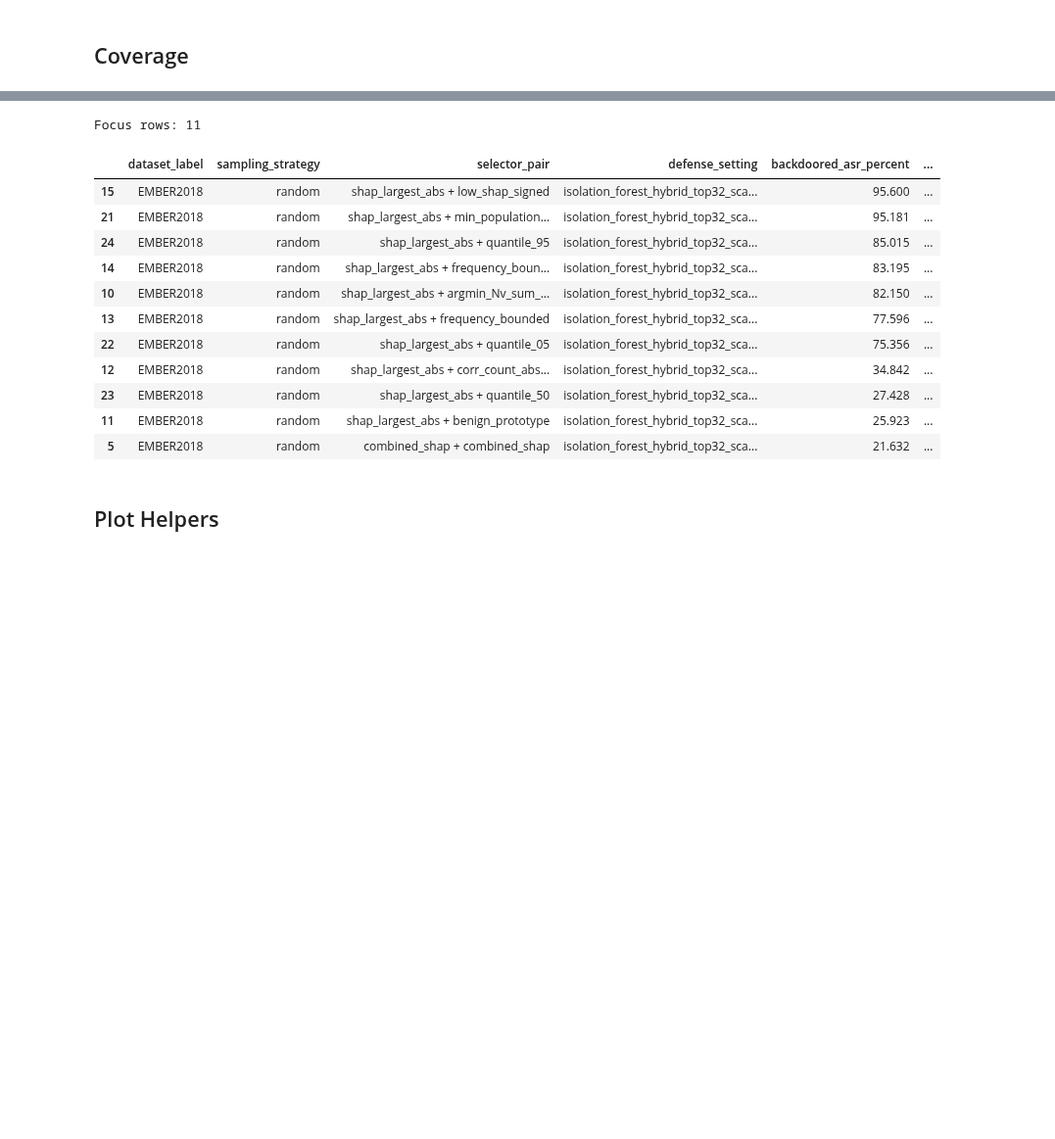
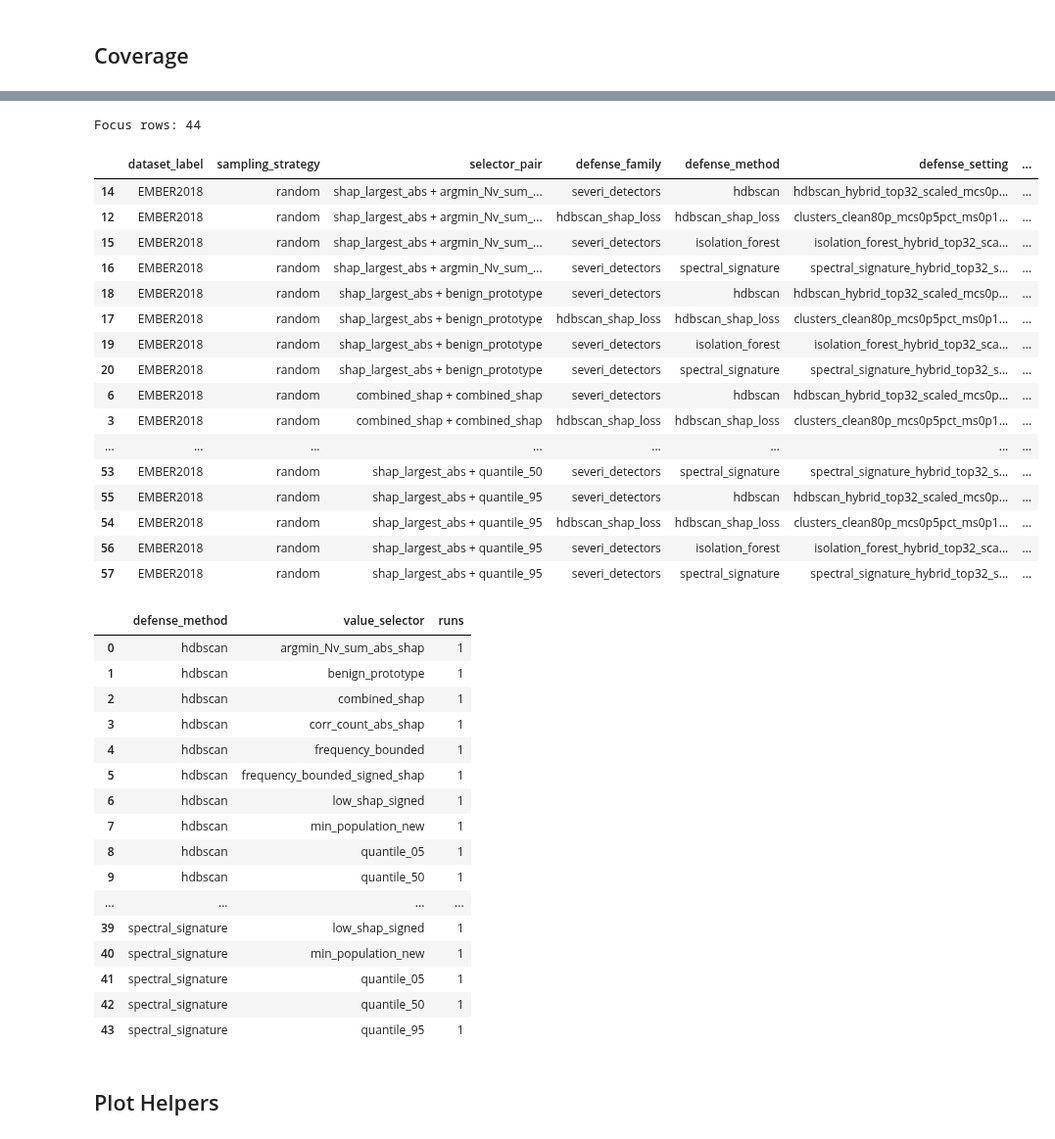
Before and after one commit to tebenia/gmm-mahal, a Jupyter notebook: notebooks/06_compare_defense_metrics.ipynb, the cells around one changed output, grey strips where cells are left out. Shown at 98% size. Drawn from its saved outputs; the diff is of its cells as text; code cells hidden in the pictures; blank space fills up the shorter version.

```diff
--- a/notebooks/06_compare_defense_metrics.ipynb
+++ b/notebooks/06_compare_defense_metrics.ipynb
@@ -91,11 +91,9 @@ def parse_defense_path(parts_between_artifact_and_retrain: list[str], retrain_mo
         gmm_idx = parts_between_artifact_and_retrain.index("gmm_defense")
         setting = parts_between_artifact_and_retrain[gmm_idx + 1] if len(parts_between_artifact_and_retrain) > gmm_idx + 1 else "unknown"
         return {"defense_family": "gmm_defense", "defense_method": "gmm_mahalanobis", "defense_setting": setting}
-    if head == "optics_iterative":
+    if head == "hdbscan_shap_loss":
         setting = parts_between_artifact_and_retrain[1] if len(parts_between_artifact_and_retrain) > 1 else "unknown"
-        return {"defense_family": head, "defense_method": "optics_iterative", "defense_setting": setting}
-    if head == "mdr_inspired":
-        return {"defense_family": head, "defense_method": "mdr_inspired", "defense_setting": "mdr_inspired"}
+        return {"defense_family": head, "defense_method": "hdbscan_shap_loss", "defense_setting": setting}
     return {"defense_family": head, "defense_method": head, "defense_setting": "/".join(parts_between_artifact_and_retrain)}
 
 
@@ -236,54 +239,92 @@ display(selector_coverage)
 # %%
 FOCUS_DATASET = "EMBER2018"
-FOCUS_DEFENSE_METHOD = "isolation_forest"
+FOCUS_SAMPLING = "random"
+FOCUS_DEFENSE_FAMILIES = ["severi_detectors", "hdbscan_shap_loss"]
+FOCUS_DEFENSE_METHODS = ["isolation_forest", "spectral_signature", "hdbscan", "hdbscan_shap_loss"]
 FOCUS_RETRAIN_MODE = "defended_retrain"
 
 focus_df = defense_df[
     (defense_df["dataset_label"] == FOCUS_DATASET)
-    & (defense_df["defense_method"] == FOCUS_DEFENSE_METHOD)
+    & (defense_df["sampling_strategy"] == FOCUS_SAMPLING)
+    & (defense_df["defense_family"].isin(FOCUS_DEFENSE_FAMILIES))
+    & (defense_df["defense_method"].isin(FOCUS_DEFENSE_METHODS))
     & (defense_df["retrain_mode"] == FOCUS_RETRAIN_MODE)
     & (defense_df["detector_max_benign_rows"].isna())
 ].copy()
 
 focus_cols = [
     "dataset_label",
     "sampling_strategy",
     "selector_pair",
+    "defense_family",
+    "defense_method",
     "defense_setting",
     "backdoored_asr_percent",
     "defended_asr_percent",
     "asr_reduction_pp",
     "backdoored_clean_accuracy_percent",
     "defended_clean_accuracy_percent",
     "clean_accuracy_delta_pp",
     "poison_recall_percent",
     "poison_removal_precision_percent",
     "clean_false_positive_rate_percent",
     "removed_row_percent",
     "removed_poisoned_rows",
     "removed_clean_rows",
 ]
 
 print("Focus rows:", len(focus_df))
 display(
-    focus_df[focus_cols]
-    .sort_values(["sampling_strategy", "backdoored_asr_percent"], ascending=[True, False])
+    focus_df
+    .sort_values(["value_selector", "defense_method"])[focus_cols]
     .round(3)
 )
+
+focus_coverage = (
+    focus_df
+    .groupby(["defense_method", "value_selector"], dropna=False)
+    .size()
+    .rename("runs")
+    .reset_index()
+    .sort_values(["defense_method", "value_selector"])
+)
+display(focus_coverage)
 # %% [output]
-Focus rows: 11
+Focus rows: 44
-|  | dataset_label | sampling_strategy | selector_pair | defense_setting | backdoored_asr_percent | ... |
-| 15 | EMBER2018 | random | shap_largest_abs + low_shap_signed | isolation_forest_hybrid_top32_sca... | 95.600 | ... |
-| 21 | EMBER2018 | random | shap_largest_abs + min_population... | isolation_forest_hybrid_top32_sca... | 95.181 | ... |
-| 24 | EMBER2018 | random | shap_largest_abs + quantile_95 | isolation_forest_hybrid_top32_sca... | 85.015 | ... |
-| 14 | EMBER2018 | random | shap_largest_abs + frequency_boun... | isolation_forest_hybrid_top32_sca... | 83.195 | ... |
-| 10 | EMBER2018 | random | shap_largest_abs + argmin_Nv_sum_... | isolation_forest_hybrid_top32_sca... | 82.150 | ... |
-| 13 | EMBER2018 | random | shap_largest_abs + frequency_bounded | isolation_forest_hybrid_top32_sca... | 77.596 | ... |
-| 22 | EMBER2018 | random | shap_largest_abs + quantile_05 | isolation_forest_hybrid_top32_sca... | 75.356 | ... |
-| 12 | EMBER2018 | random | shap_largest_abs + corr_count_abs... | isolation_forest_hybrid_top32_sca... | 34.842 | ... |
-| 23 | EMBER2018 | random | shap_largest_abs + quantile_50 | isolation_forest_hybrid_top32_sca... | 27.428 | ... |
-| 11 | EMBER2018 | random | shap_largest_abs + benign_prototype | isolation_forest_hybrid_top32_sca... | 25.923 | ... |
-| 5 | EMBER2018 | random | combined_shap + combined_shap | isolation_forest_hybrid_top32_sca... | 21.632 | ... |
+|  | dataset_label | sampling_strategy | selector_pair | defense_family | defense_method | defense_setting | ... |
+| 14 | EMBER2018 | random | shap_largest_abs + argmin_Nv_sum_... | severi_detectors | hdbscan | hdbscan_hybrid_top32_scaled_mcs0p... | ... |
+| 12 | EMBER2018 | random | shap_largest_abs + argmin_Nv_sum_... | hdbscan_shap_loss | hdbscan_shap_loss | clusters_clean80p_mcs0p5pct_ms0p1... | ... |
+| 15 | EMBER2018 | random | shap_largest_abs + argmin_Nv_sum_... | severi_detectors | isolation_forest | isolation_forest_hybrid_top32_sca... | ... |
+| 16 | EMBER2018 | random | shap_largest_abs + argmin_Nv_sum_... | severi_detectors | spectral_signature | spectral_signature_hybrid_top32_s... | ... |
+| 18 | EMBER2018 | random | shap_largest_abs + benign_prototype | severi_detectors | hdbscan | hdbscan_hybrid_top32_scaled_mcs0p... | ... |
+| 17 | EMBER2018 | random | shap_largest_abs + benign_prototype | hdbscan_shap_loss | hdbscan_shap_loss | clusters_clean80p_mcs0p5pct_ms0p1... | ... |
+| 19 | EMBER2018 | random | shap_largest_abs + benign_prototype | severi_detectors | isolation_forest | isolation_forest_hybrid_top32_sca... | ... |
+| 20 | EMBER2018 | random | shap_largest_abs + benign_prototype | severi_detectors | spectral_signature | spectral_signature_hybrid_top32_s... | ... |
+| 6 | EMBER2018 | random | combined_shap + combined_shap | severi_detectors | hdbscan | hdbscan_hybrid_top32_scaled_mcs0p... | ... |
+| 3 | EMBER2018 | random | combined_shap + combined_shap | hdbscan_shap_loss | hdbscan_shap_loss | clusters_clean80p_mcs0p5pct_ms0p1... | ... |
+| ... | ... | ... | ... | ... | ... | ... | ... |
+| 53 | EMBER2018 | random | shap_largest_abs + quantile_50 | severi_detectors | spectral_signature | spectral_signature_hybrid_top32_s... | ... |
+| 55 | EMBER2018 | random | shap_largest_abs + quantile_95 | severi_detectors | hdbscan | hdbscan_hybrid_top32_scaled_mcs0p... | ... |
+| 54 | EMBER2018 | random | shap_largest_abs + quantile_95 | hdbscan_shap_loss | hdbscan_shap_loss | clusters_clean80p_mcs0p5pct_ms0p1... | ... |
+| 56 | EMBER2018 | random | shap_largest_abs + quantile_95 | severi_detectors | isolation_forest | isolation_forest_hybrid_top32_sca... | ... |
+| 57 | EMBER2018 | random | shap_largest_abs + quantile_95 | severi_detectors | spectral_signature | spectral_signature_hybrid_top32_s... | ... |
+|  | defense_method | value_selector | runs |
+| 0 | hdbscan | argmin_Nv_sum_abs_shap | 1 |
+| 1 | hdbscan | benign_prototype | 1 |
+| 2 | hdbscan | combined_shap | 1 |
+| 3 | hdbscan | corr_count_abs_shap | 1 |
+| 4 | hdbscan | frequency_bounded | 1 |
+| 5 | hdbscan | frequency_bounded_signed_shap | 1 |
+| 6 | hdbscan | low_shap_signed | 1 |
+| 7 | hdbscan | min_population_new | 1 |
+| 8 | hdbscan | quantile_05 | 1 |
+| 9 | hdbscan | quantile_50 | 1 |
+| ... | ... | ... | ... |
+| 39 | spectral_signature | low_shap_signed | 1 |
+| 40 | spectral_signature | min_population_new | 1 |
+| 41 | spectral_signature | quantile_05 | 1 |
+| 42 | spectral_signature | quantile_50 | 1 |
+| 43 | spectral_signature | quantile_95 | 1 |
 # %% [markdown]
 ## Plot Helpers
 # %%
```
Also changed, not shown: parts of 16 cells of this notebook, 14 other files.
